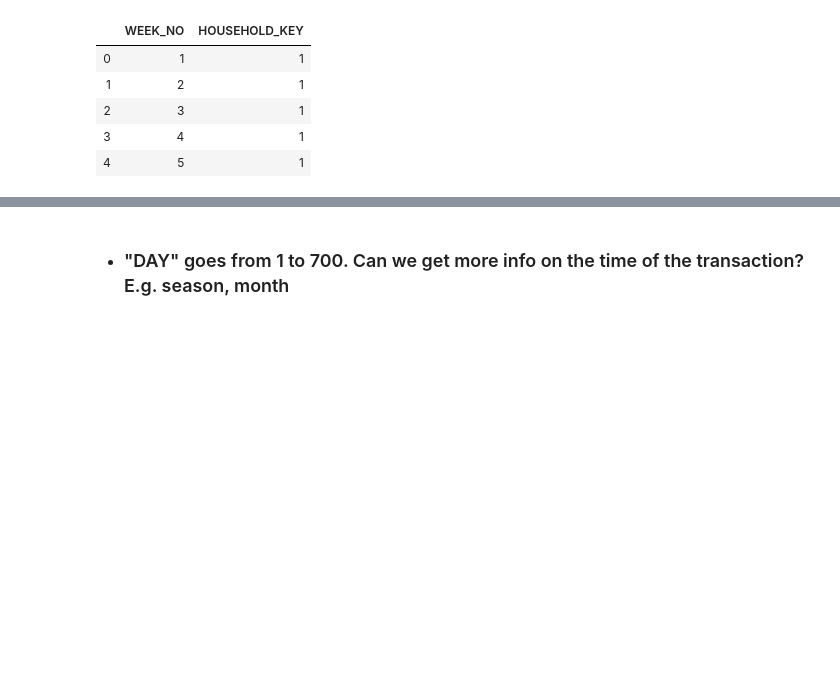
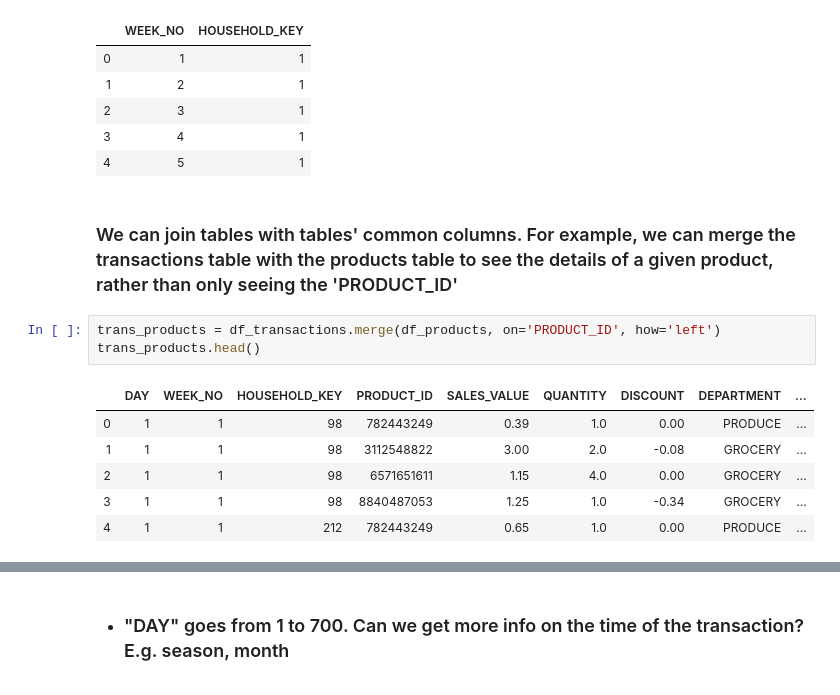
Before and after one commit to robmoratore/ShellDnA, a Jupyter notebook: DnA 2.0/cleaned main notebook.ipynb, the cells around one changed output, grey strips where cells are left out. Saved outputs shown, nothing was run; the diff lists cells and outputs as text; blank space fills up the shorter version.

```diff
--- a/DnA 2.0/cleaned main notebook.ipynb
+++ b/DnA 2.0/cleaned main notebook.ipynb
@@ -336,3 +599,15 @@ big_df.head()
 | 2 | 3 | 1 |
 | 3 | 4 | 1 |
 | 4 | 5 | 1 |
+# %% [markdown]
+### We can join tables with tables' common columns. For example, we can merge the transactions table with the products table to see the details of a given product, rather than only seeing the 'PRODUCT_ID'
+# %%
+trans_products = df_transactions.merge(df_products, on='PRODUCT_ID', how='left')
+trans_products.head()
+# %% [output]
+|  | DAY | WEEK_NO | HOUSEHOLD_KEY | PRODUCT_ID | SALES_VALUE | QUANTITY | DISCOUNT | DEPARTMENT | ... |
+| 0 | 1 | 1 | 98 | 782443249 | 0.39 | 1.0 | 0.00 | PRODUCE | ... |
+| 1 | 1 | 1 | 98 | 3112548822 | 3.00 | 2.0 | -0.08 | GROCERY | ... |
+| 2 | 1 | 1 | 98 | 6571651611 | 1.15 | 4.0 | 0.00 | GROCERY | ... |
+| 3 | 1 | 1 | 98 | 8840487053 | 1.25 | 1.0 | -0.34 | GROCERY | ... |
+| 4 | 1 | 1 | 212 | 782443249 | 0.65 | 1.0 | 0.00 | PRODUCE | ... |
```
Also changed, not shown: parts of 104 cells of this notebook.
